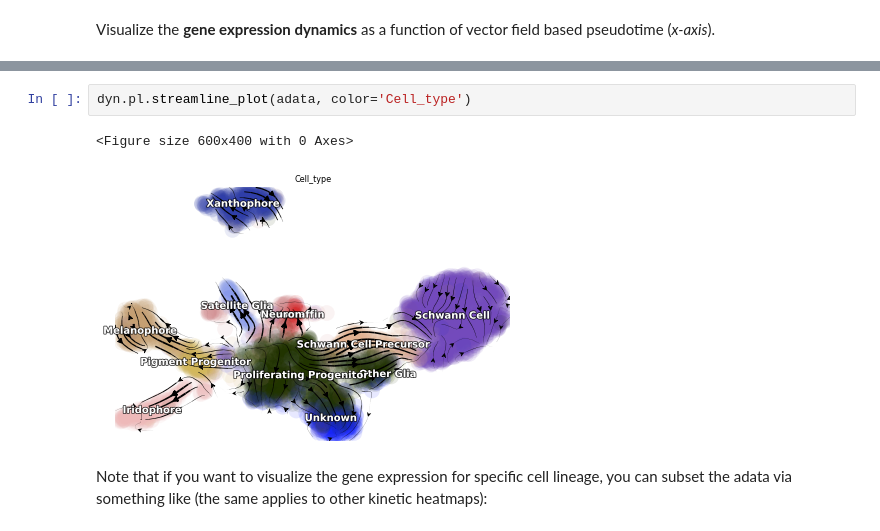
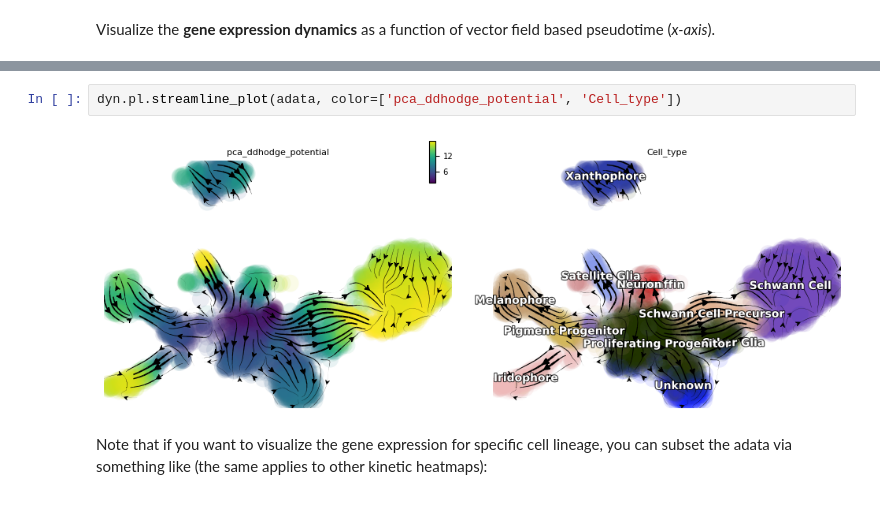
Before and after one commit to aristoteleo/dynamo-tutorials, a Jupyter notebook: Differential_geometry.ipynb, the cells around one changed output, grey strips where cells are left out. Cells and saved outputs as stored; diff of their text form.

```diff
--- a/Differential_geometry.ipynb
+++ b/Differential_geometry.ipynb
@@ -412,8 +412,7 @@ dyn.pl.kinetic_heatmap(adata,
 # %%
-dyn.pl.streamline_plot(adata, color='Cell_type')
+dyn.pl.streamline_plot(adata, color=['pca_ddhodge_potential', 'Cell_type'])
 # %% [output]
-<Figure size 600x400 with 0 Axes>
-[figure, old version]
+[figure, new version]
 # %% [markdown]
 Note that if you want to visualize the gene expression for specific cell lineage, you can subset the adata via something like (the same applies to other kinetic heatmaps):
 # %%
```
Also changed, not shown: parts of 15 cells of this notebook.
